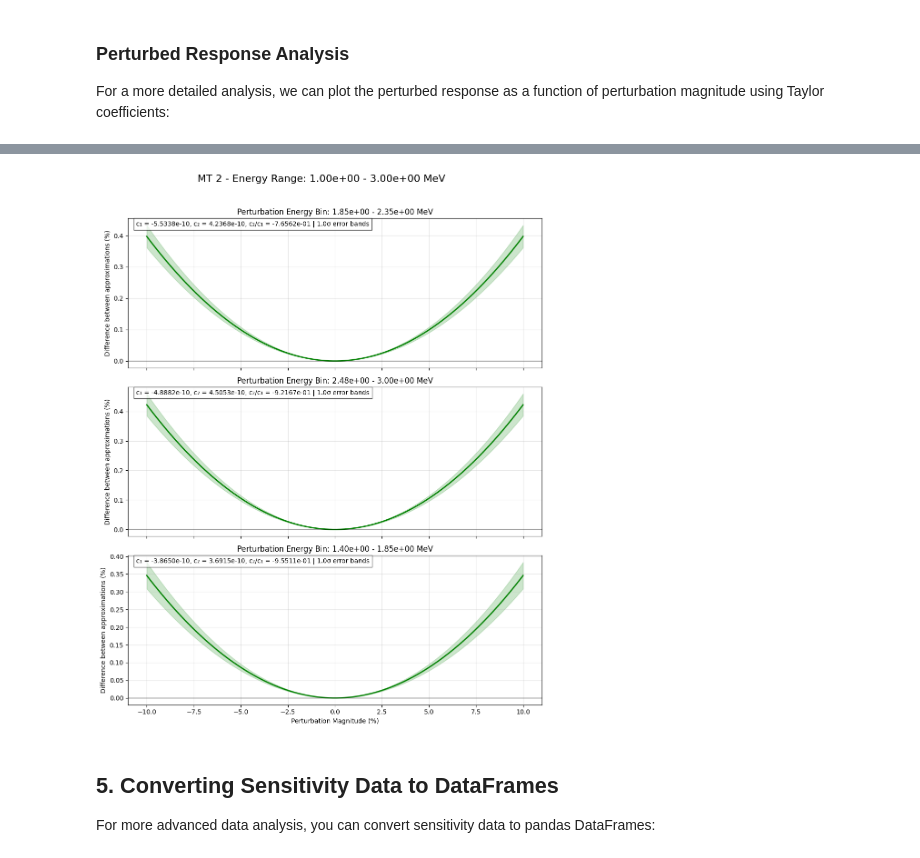
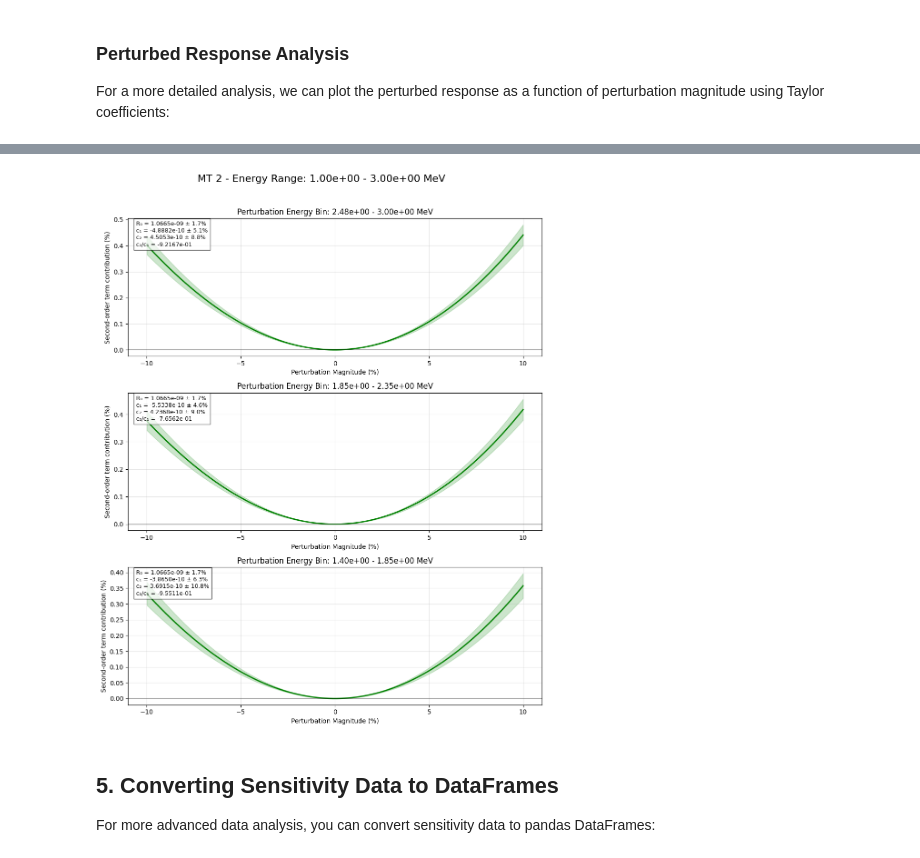
Before and after one commit to monleon96/kika, a Jupyter notebook: examples/tutorial_sensitivity.ipynb, the cells around one changed output, grey strips where cells are left out. Drawn from its saved outputs; the diff is of its cells as text; code cells hidden in the pictures.

```diff
--- a/examples/tutorial_sensitivity.ipynb
+++ b/examples/tutorial_sensitivity.ipynb
@@ -227,13 +210,12 @@ sens_fe56.plot_perturbed_response(
 # %%
-sens_fe56.plot_perturbed_response(
+sens_fe56.plot_second_order_contribution(
     energy=sens_fe56.energies[2],
     reaction=[2],  # Plot only reaction MT=2
     p_range=(-10, 10),
     top_n=3,
-    plot_type='difference'  # Show the difference between approximations
 )
 # %% [output]
-[figure, old version]
+[figure, new version]
 # %% [markdown]
 ## 5. Converting Sensitivity Data to DataFrames
 
```
Also changed, not shown: parts of 4 cells of this notebook, 11 other files.
